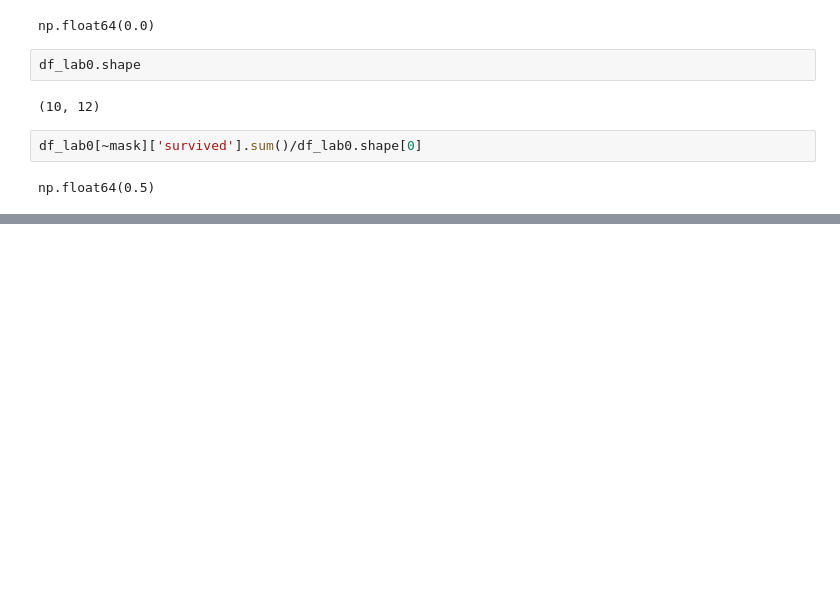
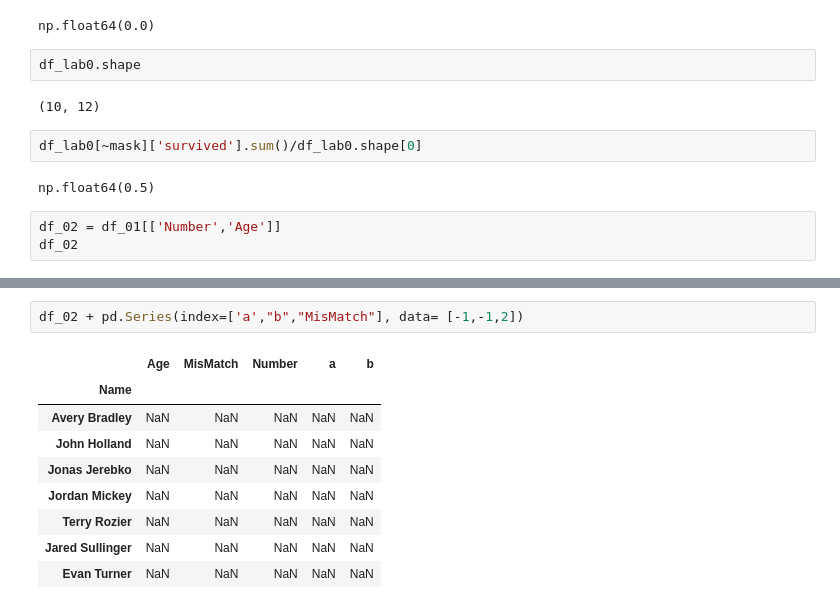
Before and after one commit to ntlong-NEU/DSEB65B-DataPre-Visual, a Jupyter notebook: Lesson_1_getting_started_pandas.ipynb, the cells around one changed output, grey strips where cells are left out. Drawn from its saved outputs; the diff is of its cells as text; blank space fills up the shorter version.

```diff
--- a/Lesson_1_getting_started_pandas.ipynb
+++ b/Lesson_1_getting_started_pandas.ipynb
@@ -583,3 +583,6 @@ df_lab0.shape
 df_lab0[~mask]['survived'].sum()/df_lab0.shape[0]
 # %% [output]
 np.float64(0.5)
+# %%
+df_02 = df_01[['Number','Age']]
+df_02
@@ -585,0 +616,12 @@ np.float64(0.5)
+# %%
+df_02 + pd.Series(index=['a',"b","MisMatch"], data= [-1,-1,2])
+# %% [output]
+|  | Age | MisMatch | Number | a | b |
+| Name |  |  |  |  |  |
+| Avery Bradley | NaN | NaN | NaN | NaN | NaN |
+| John Holland | NaN | NaN | NaN | NaN | NaN |
+| Jonas Jerebko | NaN | NaN | NaN | NaN | NaN |
+| Jordan Mickey | NaN | NaN | NaN | NaN | NaN |
+| Terry Rozier | NaN | NaN | NaN | NaN | NaN |
+| Jared Sullinger | NaN | NaN | NaN | NaN | NaN |
+| Evan Turner | NaN | NaN | NaN | NaN | NaN |
```
Also changed, not shown: parts of 57 cells of this notebook.
